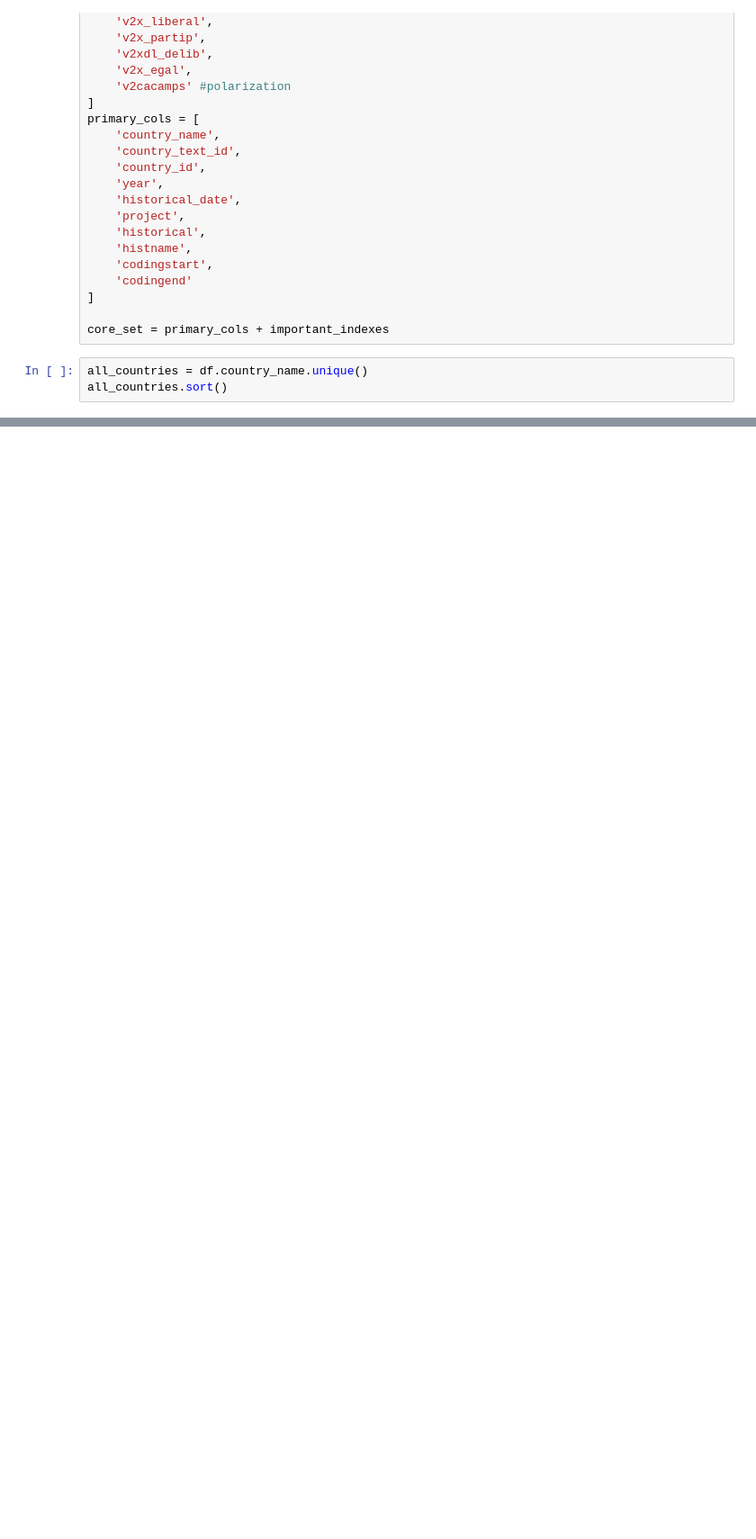
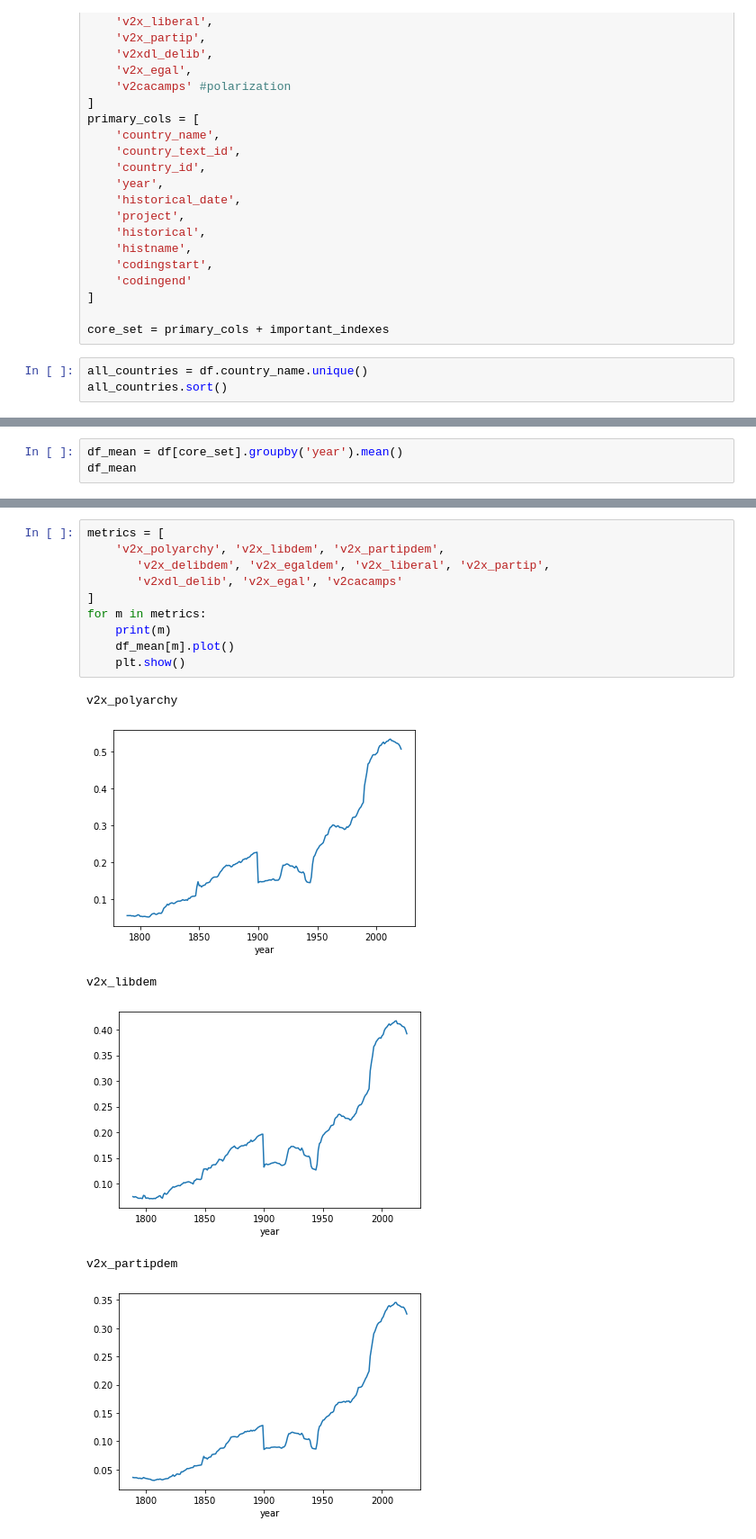
Before and after one commit to jkrauss/democracy, a Jupyter notebook: second_eda.ipynb, the cells around one changed output, grey strips where cells are left out. Shown at 90% size. Drawn from its saved outputs; the diff is of its cells as text; blank space fills up the shorter version.

```diff
--- a/second_eda.ipynb
+++ b/second_eda.ipynb
@@ -106,0 +136,3 @@ Brasil
+# %%
+df_mean = df[core_set].groupby('year').mean()
+df_mean
@@ -106,0 +154,17 @@ Brasil
+# %%
+metrics = [
+    'v2x_polyarchy', 'v2x_libdem', 'v2x_partipdem',
+       'v2x_delibdem', 'v2x_egaldem', 'v2x_liberal', 'v2x_partip',
+       'v2xdl_delib', 'v2x_egal', 'v2cacamps'
+]
+for m in metrics:
+    print(m)
+    df_mean[m].plot()
+    plt.show()
+# %% [output]
+v2x_polyarchy
+[figure, added]
+v2x_libdem
+[figure, added]
+v2x_partipdem
+[figure, added]
```
Also changed, not shown: parts of 8 cells of this notebook.
